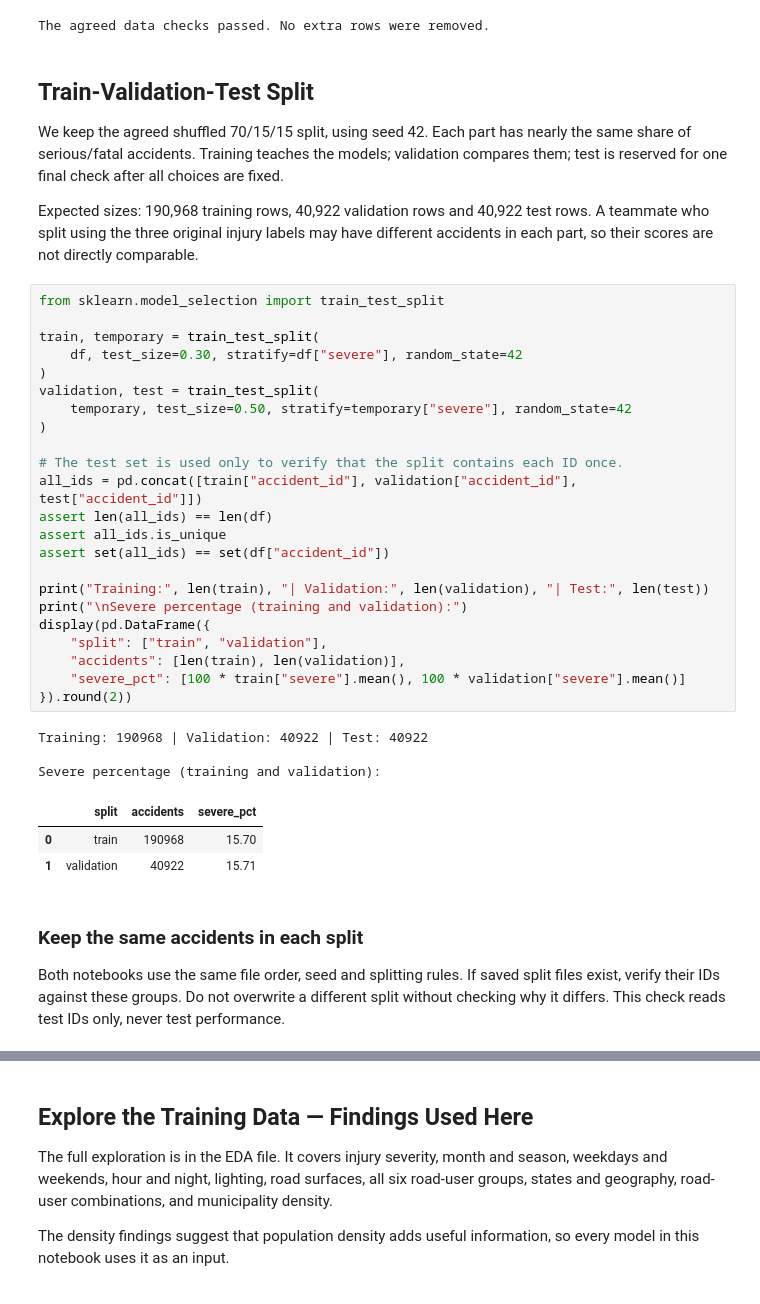
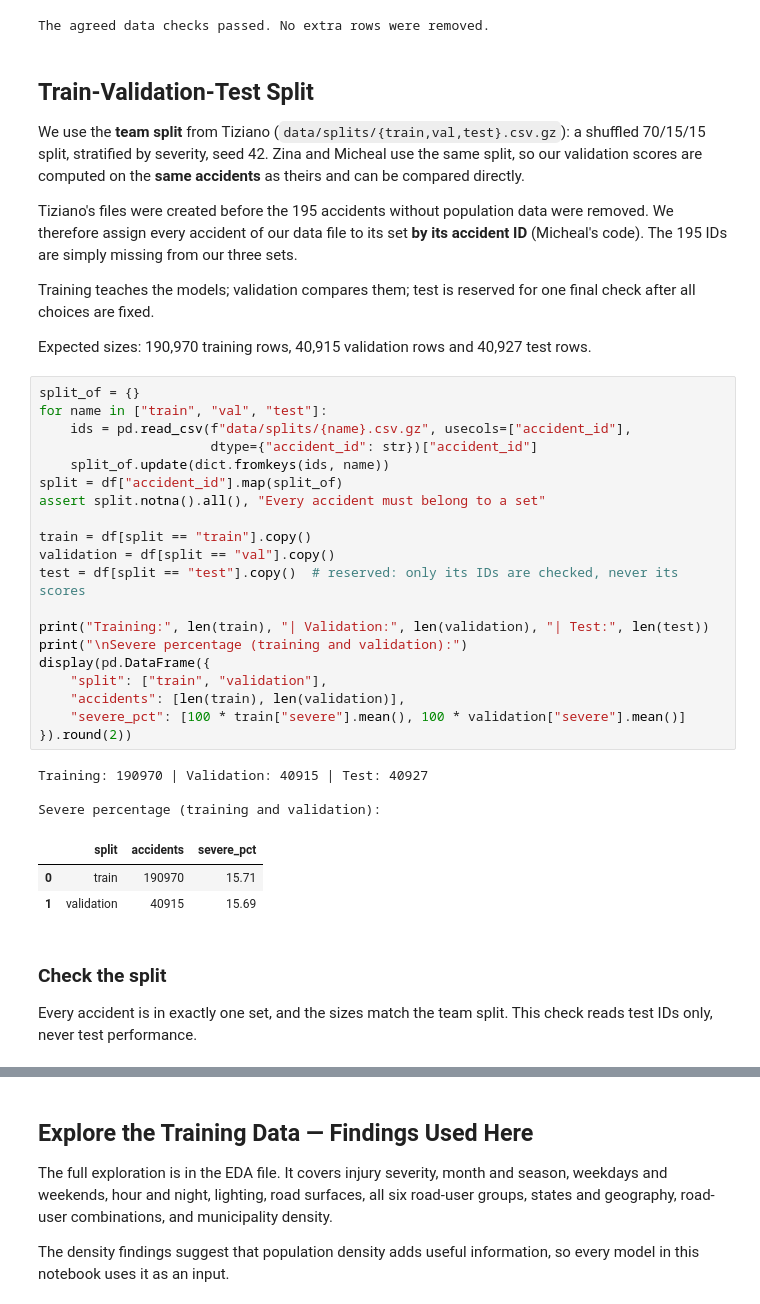
Before and after one commit to zinaF19/The-Random-Forest-Rangers, a Jupyter notebook: 03_jishnu_modeling.ipynb, the cells around one changed output, grey strips where cells are left out. Cells and saved outputs as stored; diff of their text form.

```diff
--- a/03_jishnu_modeling.ipynb
+++ b/03_jishnu_modeling.ipynb
@@ -102,41 +102,42 @@ The agreed data checks passed. No extra rows were removed.
 # %% [markdown]
 ## Train-Validation-Test Split
 
-We keep the agreed shuffled 70/15/15 split, using seed 42. Each part has nearly the same share of serious/fatal accidents. Training teaches the models; validation compares them; test is reserved for one final check after all choices are fixed.
+We use the **team split** from Tiziano (`data/splits/{train,val,test}.csv.gz`): a shuffled 70/15/15 split, stratified by severity, seed 42. Zina and Micheal use the same split, so our validation scores are computed on the **same accidents** as theirs and can be compared directly.
 
-Expected sizes: 190,968 training rows, 40,922 validation rows and 40,922 test rows. A teammate who split using the three original injury labels may have different accidents in each part, so their scores are not directly comparable.
+Tiziano's files were created before the 195 accidents without population data were removed. We therefore assign every accident of our data file to its set **by its accident ID** (Micheal's code). The 195 IDs are simply missing from our three sets.
+
+Training teaches the models; validation compares them; test is reserved for one final check after all choices are fixed.
+
+Expected sizes: 190,970 training rows, 40,915 validation rows and 40,927 test rows.
 # %%
-from sklearn.model_selection import train_test_split
+split_of = {}
+for name in ["train", "val", "test"]:
+    ids = pd.read_csv(f"data/splits/{name}.csv.gz", usecols=["accident_id"],
+                      dtype={"accident_id": str})["accident_id"]
+    split_of.update(dict.fromkeys(ids, name))
+split = df["accident_id"].map(split_of)
+assert split.notna().all(), "Every accident must belong to a set"
 
-train, temporary = train_test_split(
-    df, test_size=0.30, stratify=df["severe"], random_state=42
-)
-validation, test = train_test_split(
-    temporary, test_size=0.50, stratify=temporary["severe"], random_state=42
-)
-
-# The test set is used only to verify that the split contains each ID once.
-all_ids = pd.concat([train["accident_id"], validation["accident_id"], test["accident_id"]])
-assert len(all_ids) == len(df)
-assert all_ids.is_unique
-assert set(all_ids) == set(df["accident_id"])
+train = df[split == "train"].copy()
+validation = df[split == "val"].copy()
+test = df[split == "test"].copy()  # reserved: only its IDs are checked, never its scores
 
 print("Training:", len(train), "| Validation:", len(validation), "| Test:", len(test))
 print("\nSevere percentage (training and validation):")
 display(pd.DataFrame({
     "split": ["train", "validation"],
     "accidents": [len(train), len(validation)],
     "severe_pct": [100 * train["severe"].mean(), 100 * validation["severe"].mean()]
 }).round(2))
 # %% [output]
-Training: 190968 | Validation: 40922 | Test: 40922
+Training: 190970 | Validation: 40915 | Test: 40927
 
 Severe percentage (training and validation):
 |  | split | accidents | severe_pct |
-| 0 | train | 190968 | 15.70 |
-| 1 | validation | 40922 | 15.71 |
+| 0 | train | 190970 | 15.71 |
+| 1 | validation | 40915 | 15.69 |
 # %% [markdown]
-### Keep the same accidents in each split
+### Check the split
 
-Both notebooks use the same file order, seed and splitting rules. If saved split files exist, verify their IDs against these groups. Do not overwrite a different split without checking why it differs. This check reads test IDs only, never test performance.
+Every accident is in exactly one set, and the sizes match the team split. This check reads test IDs only, never test performance.
 # %%
```
Also changed, not shown: parts of 27 cells of this notebook.
